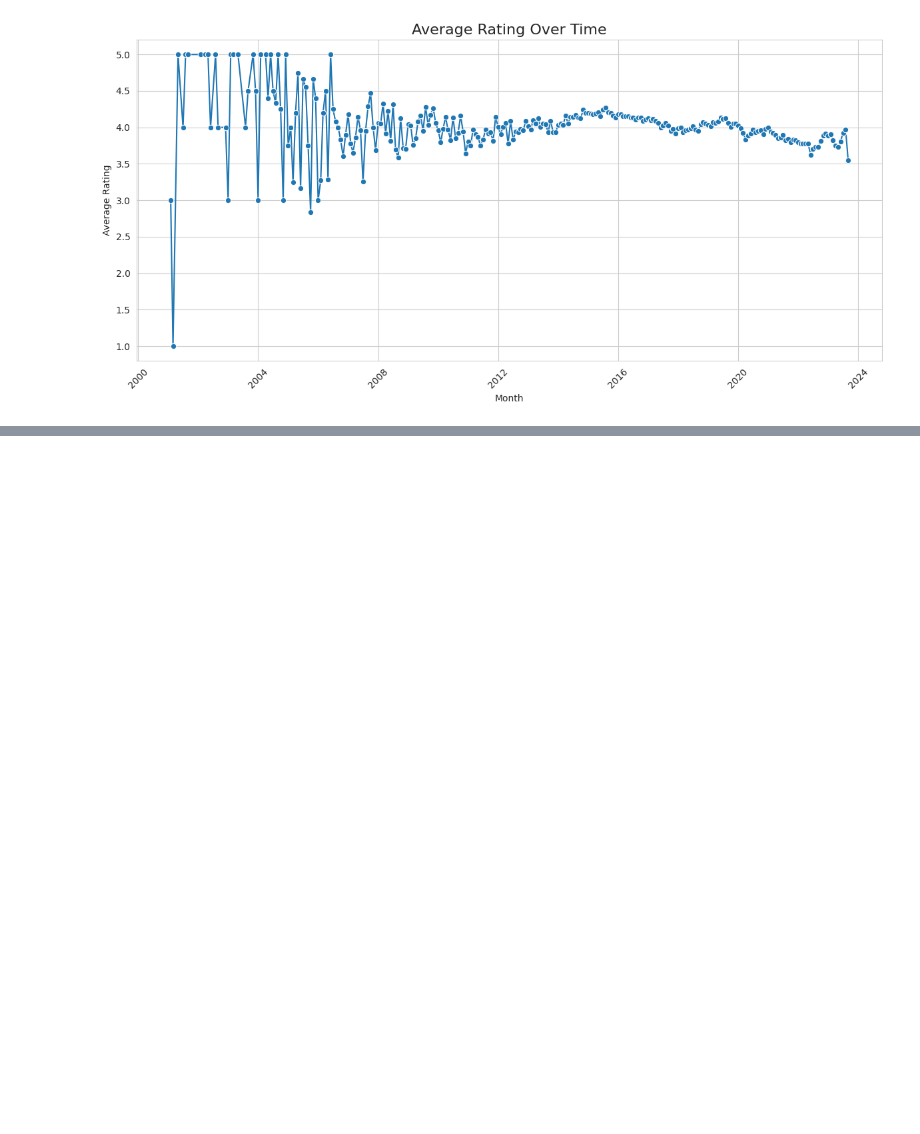
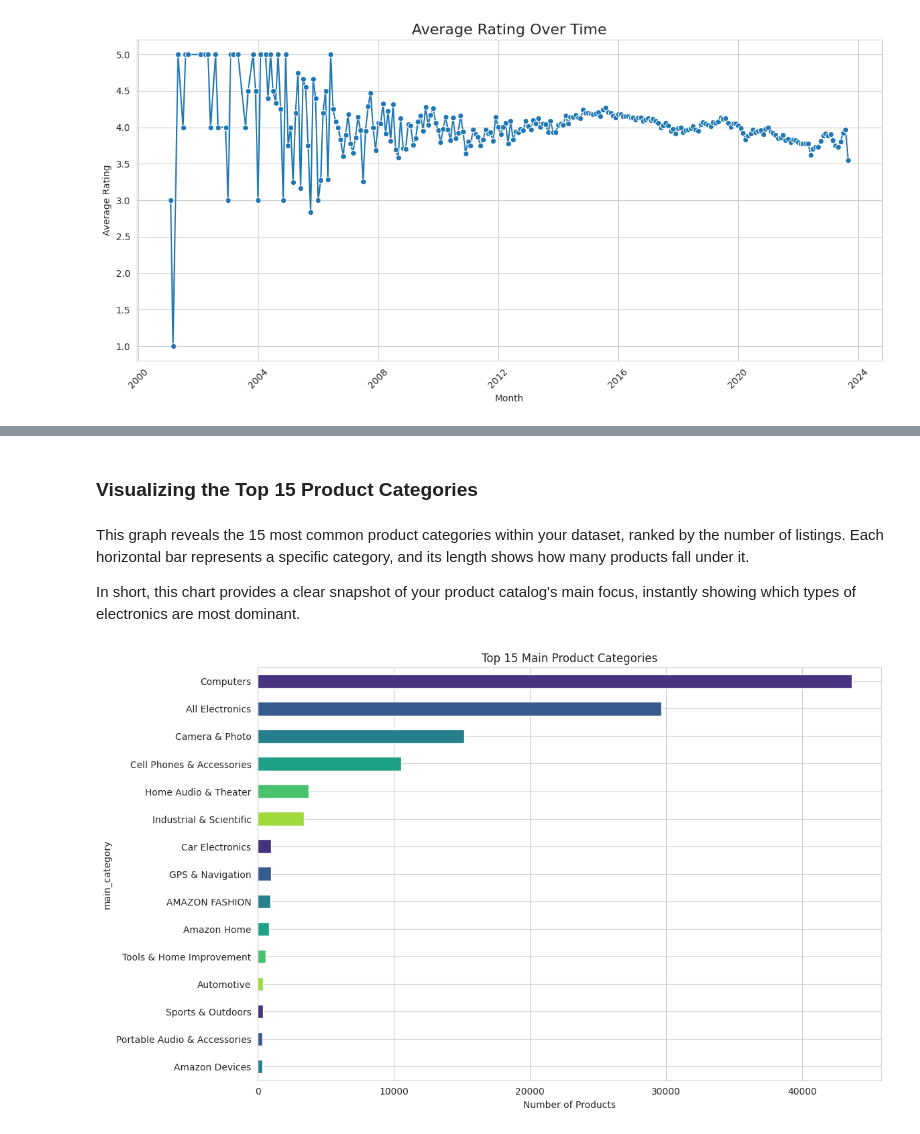
Before and after one commit to Bhawesh-Agrawal/Segmentation, a Jupyter notebook: Segmentation.ipynb, the cells around one changed output, grey strips where cells are left out. Cells and saved outputs as stored; diff of their text form; code cells hidden in the pictures; blank space fills up the shorter version.

```diff
--- a/Segmentation.ipynb
+++ b/Segmentation.ipynb
@@ -487,0 +1024,15 @@ Generating plot with the following data:
+# %% [markdown]
+### Visualizing the Top 15 Product Categories
+# %% [markdown]
+This graph reveals the 15 most common product categories within your dataset, ranked by the number of listings. Each horizontal bar represents a specific category, and its length shows how many products fall under it.
+
+In short, this chart provides a clear snapshot of your product catalog's main focus, instantly showing which types of electronics are most dominant.
+# %%
+plt.figure(figsize=(12, 8))
+products_df['main_category'].value_counts().head(15).plot(kind='barh', color=sns.color_palette("viridis"))
+plt.title('Top 15 Main Product Categories')
+plt.xlabel('Number of Products')
+plt.gca().invert_yaxis() # To show the highest on top
+plt.show()
+# %% [output]
+[figure, added]
```
Also changed, not shown: parts of 55 cells of this notebook.
